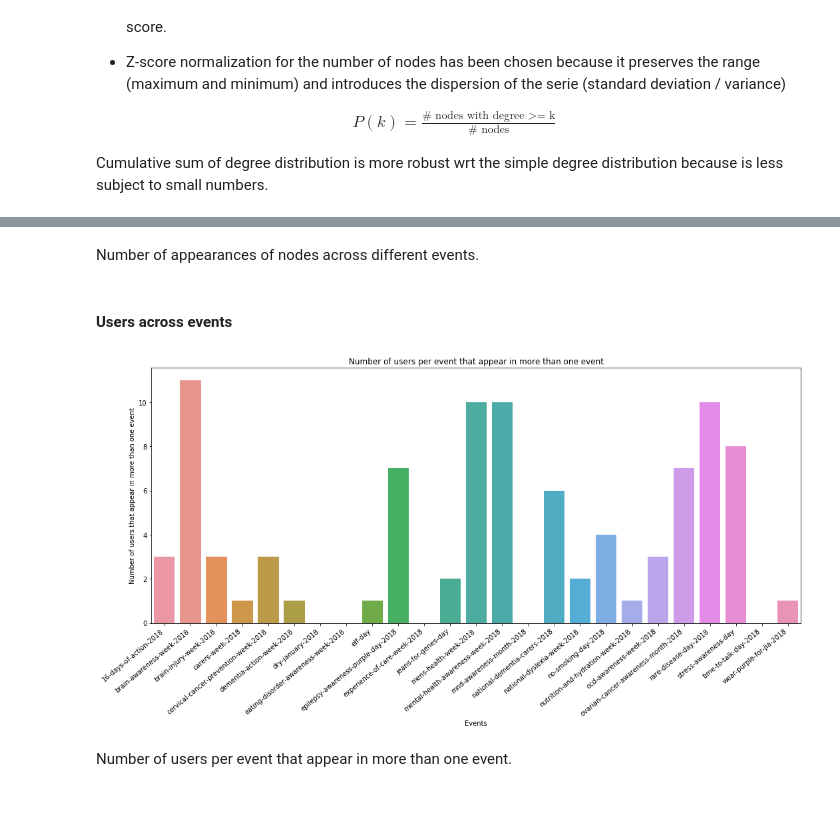
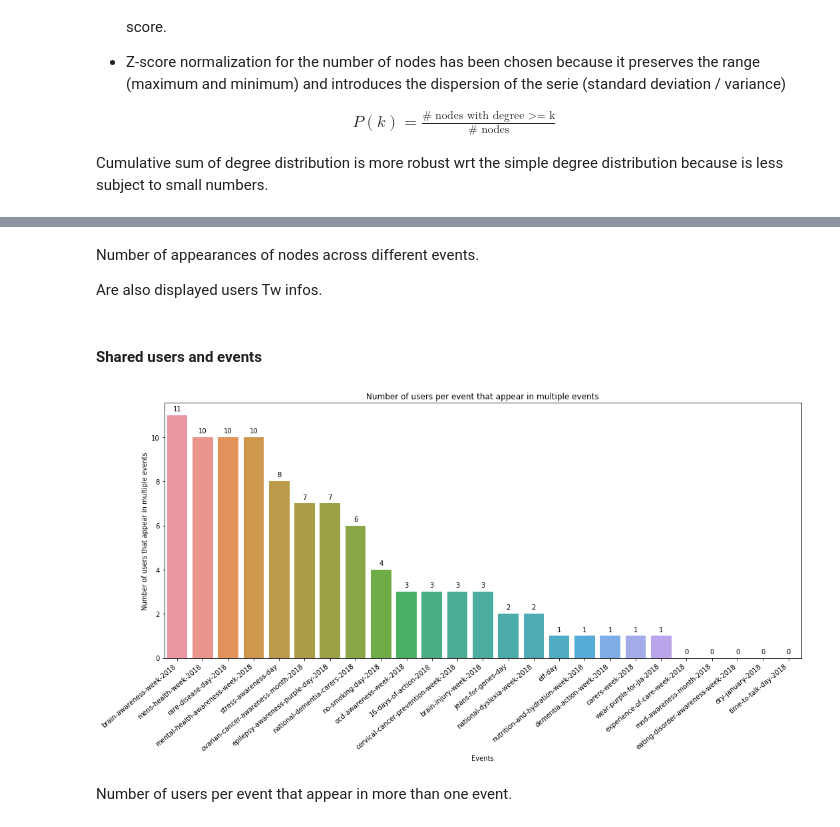
Before and after one commit to flaprimo/twitter-network-analysis, a Jupyter notebook: analysis.ipynb, the cells around one changed output, grey strips where cells are left out. Drawn from its saved outputs; the diff is of its cells as text; code cells hidden in the pictures.

Commit message:
documentation of analysis_helper, improved get_common_nodes with user and profile infos, plot_events_with_common_nodes now sorts the events and prints the number on top of the plot bars

```diff
--- a/analysis.ipynb
+++ b/analysis.ipynb
@@ -313,10 +320,12 @@ display(AnalysisHelper.get_common_nodes('community_detection', 'nodes', results)
 # %% [markdown]
 Number of appearances of nodes across different events.
+
+Are also displayed users Tw infos.
-# %% [markdown]
-#### Users across events
+# %% [markdown]
+#### Shared users and events
 # %%
-AnalysisHelper.plot_events_with_common_nodes('community_detection', 'nodes', results);
+AnalysisHelper.plot_events_with_common_nodes(results, 'community_detection', 'nodes');
 # %% [output]
-[figure, old version]
+[figure, new version]
 # %% [markdown]
 Number of users per event that appear in more than one event.
```
Also changed, not shown: parts of 4 cells of this notebook, 1 other file.
